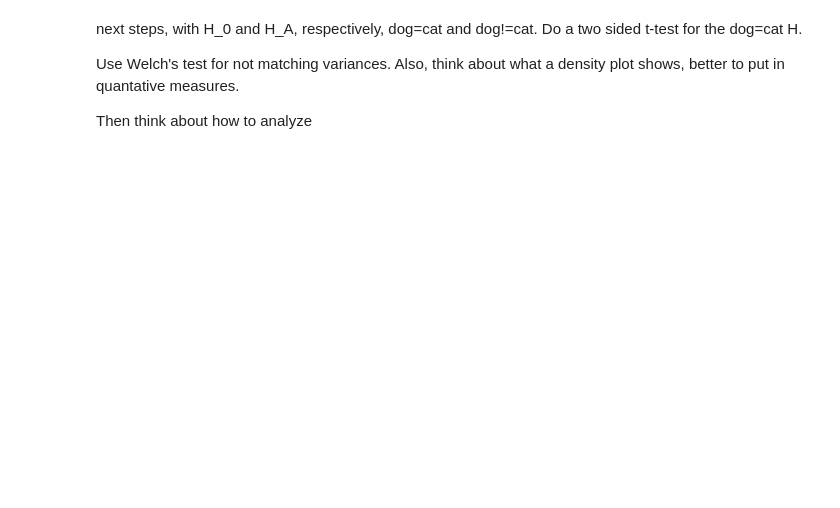
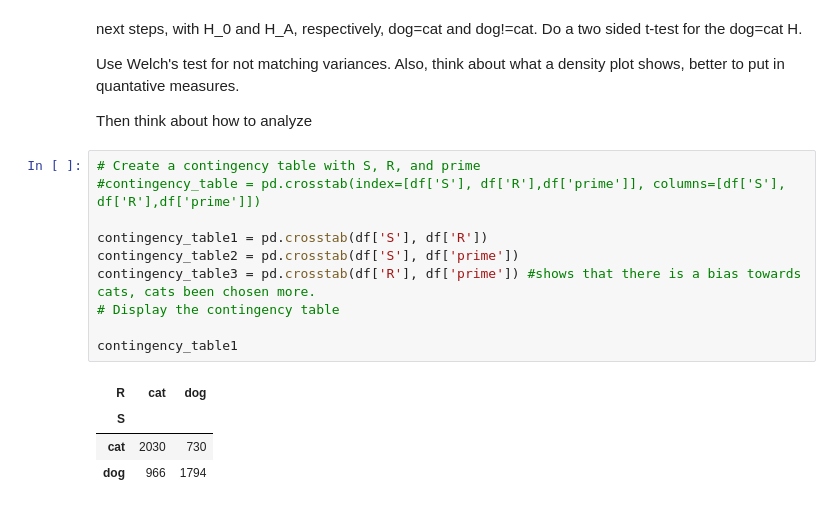
Before and after one commit to JesseK18/DDM_final-, a Jupyter notebook: data.ipynb, the cells around one changed output. Cells and saved outputs as stored; diff of their text form; blank space fills up the shorter version.

```diff
--- a/data.ipynb
+++ b/data.ipynb
@@ -155,3 +152,18 @@ Use Welch's test for not matching variances.
 Also, think about what a density plot shows, better to put in quantative measures.
 
 Then think about how to analyze
+# %%
+# Create a contingency table with S, R, and prime
+#contingency_table = pd.crosstab(index=[df['S'], df['R'],df['prime']], columns=[df['S'], df['R'],df['prime']])
+
+contingency_table1 = pd.crosstab(df['S'], df['R'])
+contingency_table2 = pd.crosstab(df['S'], df['prime'])
+contingency_table3 = pd.crosstab(df['R'], df['prime']) #shows that there is a bias towards cats, cats been chosen more.
+# Display the contingency table
+
+contingency_table1
+# %% [output]
+| R | cat | dog |
+| S |  |  |
+| cat | 2030 | 730 |
+| dog | 966 | 1794 |
```
Also changed, not shown: parts of 3 cells of this notebook.
